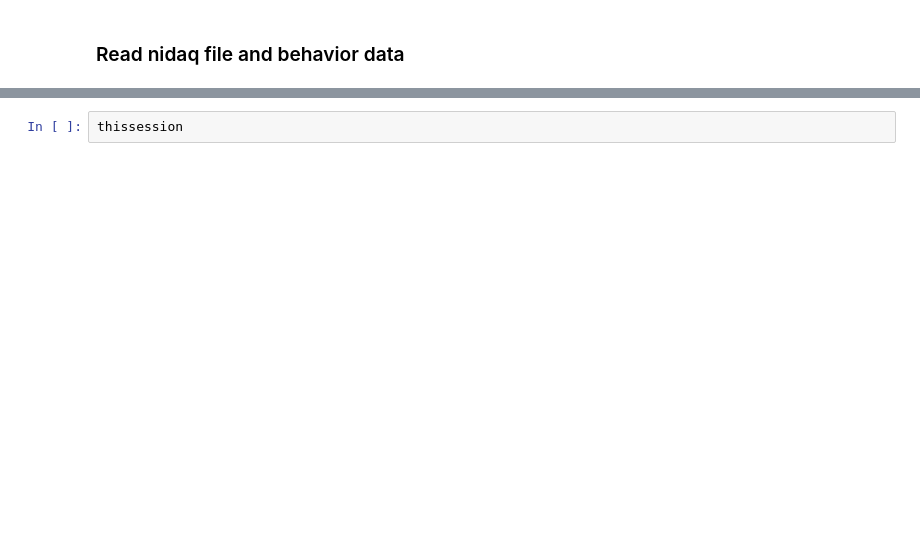
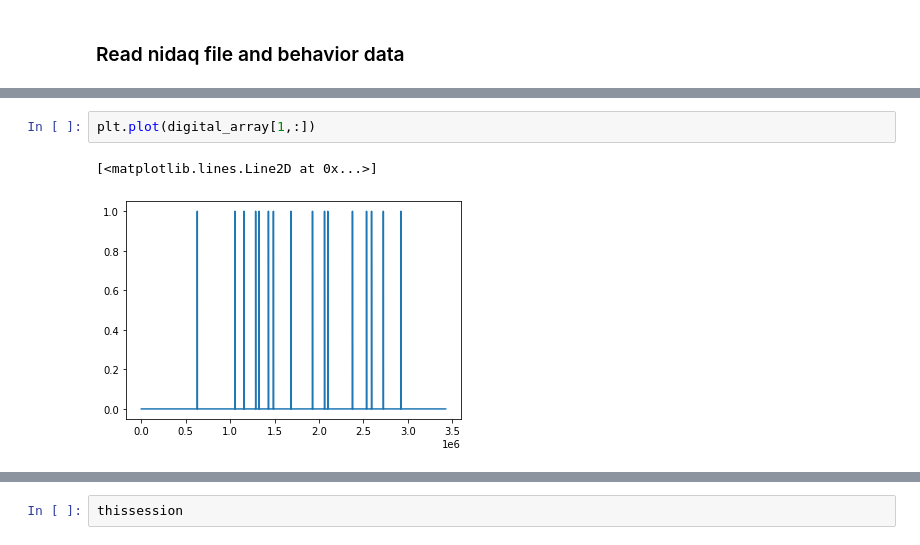
Before and after one commit to BrainCOGS/U19-pipeline-python, a Jupyter notebook: notebooks/ephys_element/check_sync_notebook-new_method.ipynb, the cells around one changed output, grey strips where cells are left out. Drawn from its saved outputs; the diff is of its cells as text; blank space fills up the shorter version.

```diff
--- a/notebooks/ephys_element/check_sync_notebook-new_method.ipynb
+++ b/notebooks/ephys_element/check_sync_notebook-new_method.ipynb
@@ -94,0 +110,5 @@ nChan: 1, nFileSamp: 18295516
+# %%
+plt.plot(digital_array[1,:])
+# %% [output]
+[<matplotlib.lines.Line2D at 0x...>]
+[figure, added]
```
Also changed, not shown: parts of 12 cells of this notebook, 6 other files.
